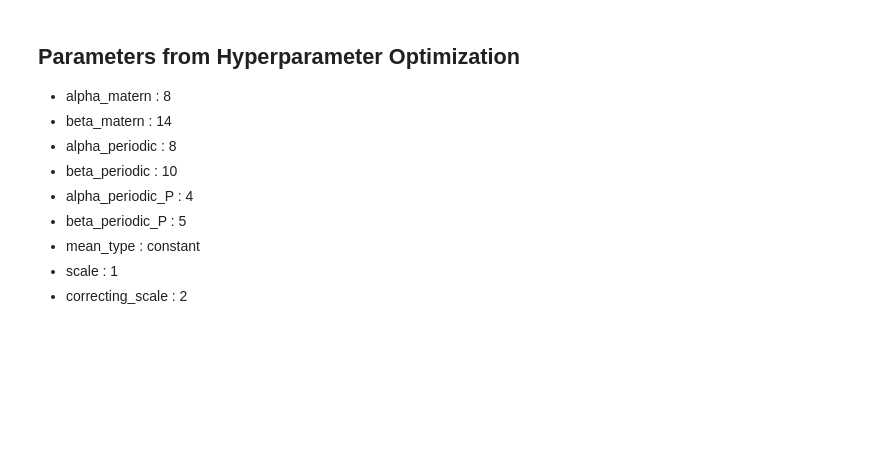
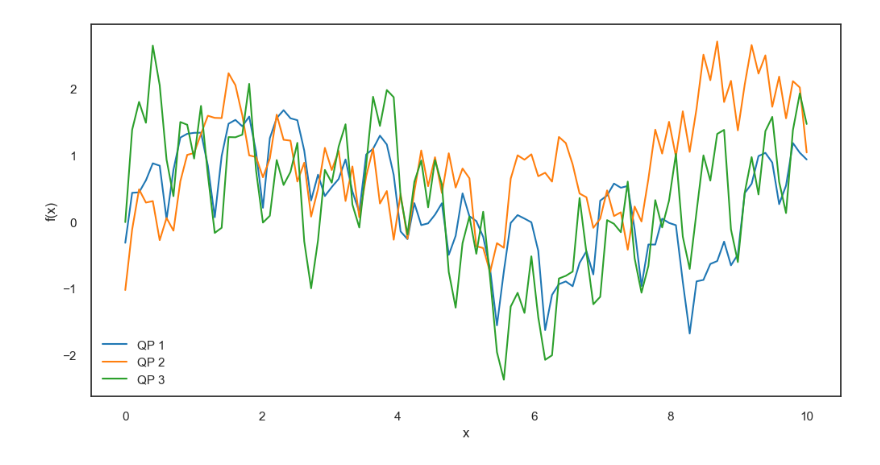
Before and after one commit to eirikbaekkelund/Dissertation, a Jupyter notebook: examples/docs/beta_gp.ipynb, the cells around one changed output. Cells and saved outputs as stored; diff of their text form; code cells hidden in the pictures; blank space fills up the shorter version.

```diff
--- a/examples/docs/beta_gp.ipynb
+++ b/examples/docs/beta_gp.ipynb
@@ -64,31 +58,36 @@ plot_train_test_split(y_train, y_test)
-# %% [markdown]
-## Parameters from Hyperparameter Optimization
-* alpha_matern      : 8
-* beta_matern       : 14
-* alpha_periodic    : 8
-* beta_periodic     : 10
-* alpha_periodic_P  : 4
-* beta_periodic_P   : 5
-* mean_type         : constant
-* scale             : 1
-* correcting_scale  : 2
 # %%
 from gpytorch.means import ZeroMean, ConstantMean
 from gpytorch.constraints import Interval, Positive
 
 mean = ZeroMean()
 
 kernel = Kernel()
 matern_base = kernel.get_matern(lengthscale_constraint=Positive(),
                                 outputscale_constraint=Positive())
-matern_quasi = kernel.get_matern(lengthscale_constraint=Interval(0.3, 1000.0),
+matern_quasi = kernel.get_matern(lengthscale_constraint=Positive(initial_value=1000),
                                  outputscale_constraint=Positive())
 periodic1 = kernel.get_periodic(lengthscale_constraint= Positive(),
                                 outputscale_constraint=Positive())
-periodic2 = kernel.get_periodic(lengthscale_constraint= Interval(0.1, 1000.0),
+periodic2 = kernel.get_periodic(lengthscale_constraint= Positive(initial_value=1),
                                 outputscale_constraint=Positive()
                                 )
 
 kernel = kernel.get_quasi_periodic(matern_base=matern_base,
                                     matern_quasi=matern_quasi,
                                     periodic1=periodic1)
+
+x = torch.linspace(0, 10, 100)
+dist = gpytorch.distributions.MultivariateNormal(mean(x), kernel(x))
+samples = dist.rsample(torch.Size([3]))
+cmap = plt.get_cmap("tab10")
+colors = [cmap(i) for i in range(3)]
+plt.figure(figsize=(12, 6))
+for i in range(3):
+    plt.plot(x, samples[i].detach().numpy(), label=f"QP {i+1}", color=colors[i])
+
+plt.xlabel(r"x")
+plt.ylabel(r"f(x)")
+plt.legend()
+plt.show()
+# %% [output]
+[figure, added]
```
Also changed, not shown: parts of 14 cells of this notebook, 25 other files.
